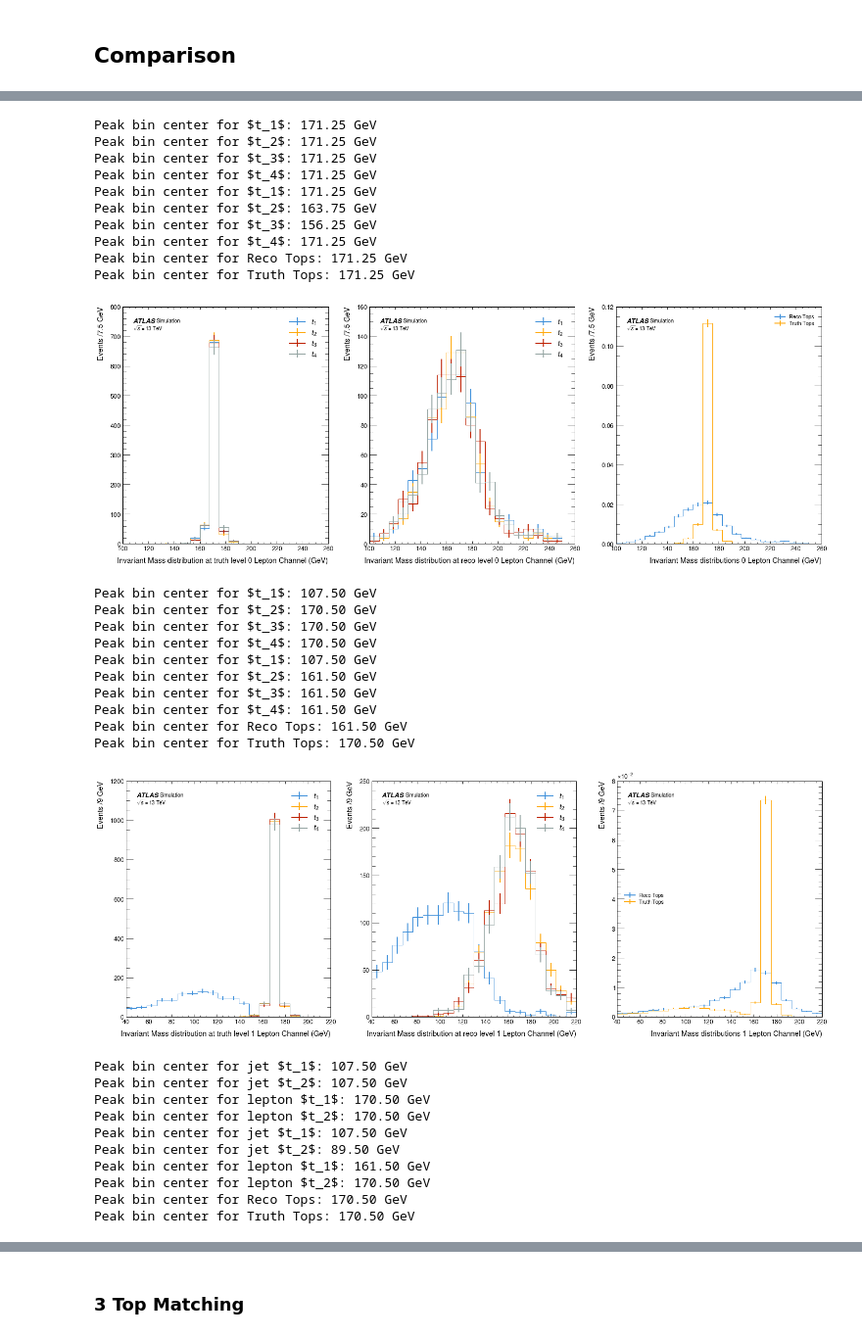
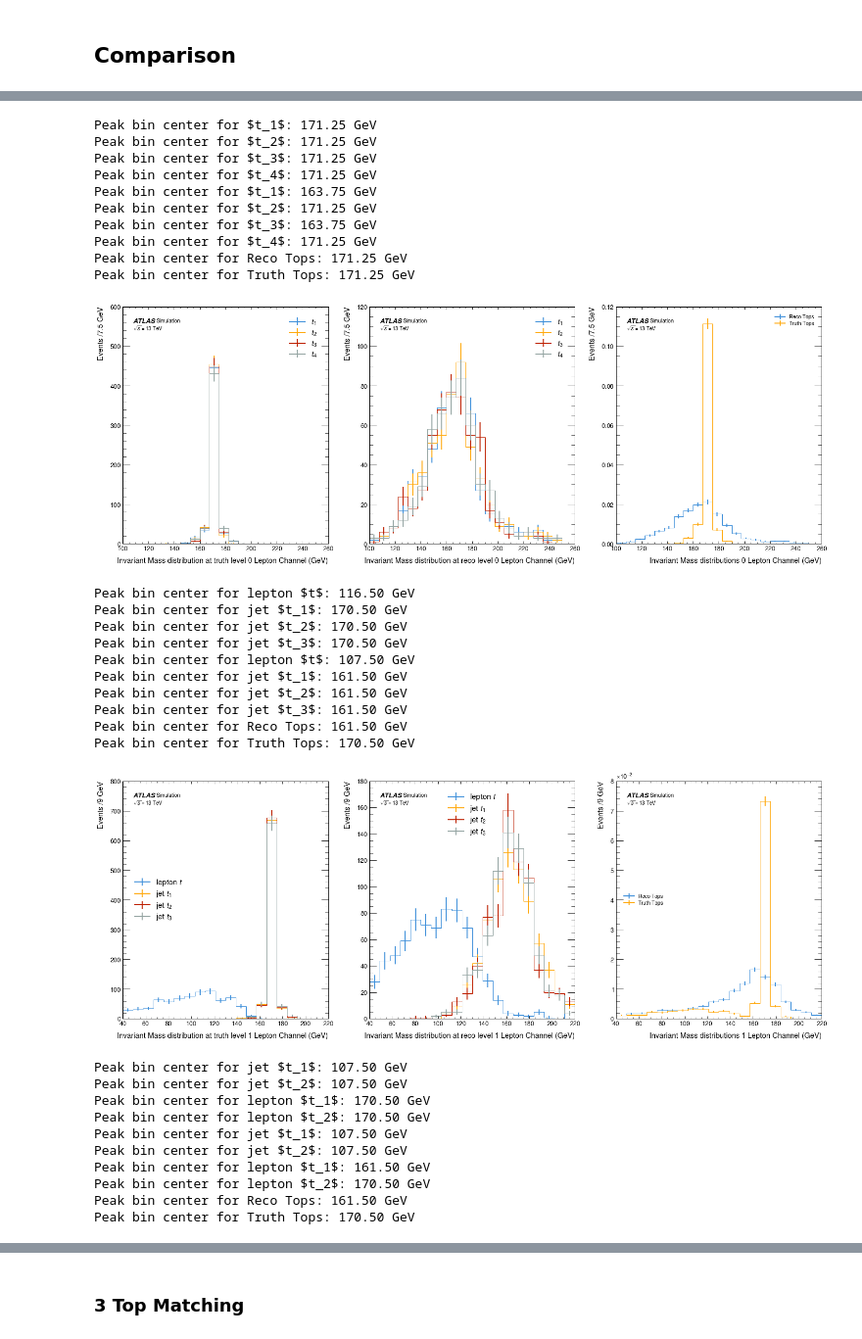
Before and after one commit to archiebrooks02/MPHYS-4Top, a Jupyter notebook: matching_bigdata.ipynb, the cells around one changed output, grey strips where cells are left out. Shown at 98% size. Cells and saved outputs as stored; diff of their text form; code cells hidden in the pictures.

Commit message:
completed dr matching for 3tj

```diff
--- a/matching_bigdata.ipynb
+++ b/matching_bigdata.ipynb
@@ -1077,9 +1367,0 @@ print(lepton_indices_1L)
-# %%
-matched_events_4t_1L = truth_matching(truth_4t_1L, truth_id_4t_1L, reco_4t_jets_1L, reco_4t_leptons_1L)
-
-matched_4t_1L = ak.zip({'reco': matched_events_4t_1L['reco'], 'truth': matched_events_4t_1L['truth']})
-
-fm_truth_tops_4t_1L, fm_reco_tops_4t_1L = top_identifier(matched_4t_1L, '4t', 'fm', '1L')
-tm_truth_tops_4t_1L, tm_reco_tops_4t_1L = top_identifier(matched_4t_1L, '4t', 'tm', '1L')
-dm_truth_tops_4t_1L, dm_reco_tops_4t_1L = top_identifier(matched_4t_1L, '4t', 'dm', '1L')
-sm_truth_tops_4t_1L, sm_reco_tops_4t_1L = top_identifier(matched_4t_1L, '4t', 'sm', '1L', at_least=True)
@@ -1182,15 +1367,0 @@ fully_matched_leptons_1L['reco'].m
-# %%
-matched_events_4t_2L, no_dupes_bool = truth_matching(truth_4t_2L, truth_id_4t_2L, reco_4t_jets_2L, reco_4t_leptons_2L)
-
-no_dupes_events_4t_2L = events_4t_truth_2L[no_dupes_bool]
-lepton_indices_2L = ak.sort(ak.argsort(abs(no_dupes_events_4t_2L['W_decay_id']), axis = 1, ascending=False)[:,:2], axis=1)
-
-matched_4t_2L = ak.zip({'reco': matched_events_4t_2L['reco'], 'truth': matched_events_4t_2L['truth']})
-
-fm_truth_tops_4t_2L, fm_reco_tops_4t_2L = top_identifier(matched_4t_2L, '4t', 'fm', '2L', lepton_indices=lepton_indices_2L)
-tm_truth_tops_4t_2L, tm_reco_tops_4t_2L = top_identifier(matched_4t_2L, '4t', 'tm', '2L', lepton_indices=lepton_indices_2L)
-dm_truth_tops_4t_2L, dm_reco_tops_4t_2L = top_identifier(matched_4t_2L, '4t', 'dm', '2L', lepton_indices=lepton_indices_2L)
-sm_truth_tops_4t_2L, sm_reco_tops_4t_2L = top_identifier(matched_4t_2L, '4t', 'sm', '2L', lepton_indices=lepton_indices_2L, at_least=True)
-
-reco_tops_4t_2L = ak.concatenate((fm_reco_tops_4t_2L[:,0], fm_reco_tops_4t_2L[:,1], fm_reco_tops_4t_2L[:,2], fm_reco_tops_4t_2L[:,3]))
-truth_tops_4t_2L = ak.concatenate((fm_truth_tops_4t_2L[:,0], fm_truth_tops_4t_2L[:,1], fm_truth_tops_4t_2L[:,2], fm_truth_tops_4t_2L[:,3]))
@@ -1277,60 +1439,60 @@ plt.subplots_adjust(hspace=0.25)
 plt.show()
 
 fig, ax = plt.subplots(nrows = 1, ncols = 3, figsize = (24,8))
-histogram([fm_truth_tops_4t_1L[:,0].m, fm_truth_tops_4t_1L[:,1].m, fm_truth_tops_4t_1L[:,2].m, fm_truth_tops_4t_1L[:,3].m], 20, [r'$t_1$', r'$t_2$', r'$t_3$', r'$t_4$'], ax[0], density = False, x_units='GeV', set_range=(40,220), print_peak=True)
+histogram([fm_truth_tops_4t_1L[:,0].m, fm_truth_tops_4t_1L[:,1].m, fm_truth_tops_4t_1L[:,2].m, fm_truth_tops_4t_1L[:,3].m], 20, [r'lepton $t$', r'jet $t_1$', r'jet $t_2$', r'jet $t_3$'], ax[0], density = False, x_units='GeV', set_range=(40,220), print_peak=True)
 ax[0].set_xlabel(r'Invariant Mass distribution at truth level 1 Lepton Channel (GeV)')
 ax[0].legend(fontsize=15)
-histogram([fm_reco_tops_4t_1L[:,0].m, fm_reco_tops_4t_1L[:,1].m, fm_reco_tops_4t_1L[:,2].m, fm_reco_tops_4t_1L[:,3].m], 20, [r'$t_1$', r'$t_2$', r'$t_3$', r'$t_4$'], ax[1], density = False, x_units='GeV', set_range=(40,220), print_peak=True)
+histogram([fm_reco_tops_4t_1L[:,0].m, fm_reco_tops_4t_1L[:,1].m, fm_reco_tops_4t_1L[:,2].m, fm_reco_tops_4t_1L[:,3].m], 20, [r'lepton $t$', r'jet $t_1$', r'jet $t_2$', r'jet $t_3$'], ax[1], density = False, x_units='GeV', set_range=(40,220), print_peak=True)
 ax[1].set_xlabel(r'Invariant Mass distribution at reco level 1 Lepton Channel (GeV)')
 ax[1].legend(fontsize=15)
 histogram([reco_tops_4t_1L.m,truth_tops_4t_1L.m], 20, ['Reco Tops', 'Truth Tops'], ax[2], density = True, x_units='GeV', print_peak=True, set_range=(40,220))
 ax[2].set_xlabel(r'Invariant Mass distributions 1 Lepton Channel (GeV)')
 
 plt.subplots_adjust(hspace=0.25)
 plt.show()
 
 fig, ax = plt.subplots(nrows = 1, ncols = 3, figsize = (24,8))
 histogram([fm_truth_tops_4t_2L[:,0].m, fm_truth_tops_4t_2L[:,1].m, fm_truth_tops_4t_2L[:,2].m, fm_truth_tops_4t_2L[:,3].m], 20, [r'jet $t_1$', r'jet $t_2$', r'lepton $t_1$', r'lepton $t_2$'], ax[0], density = False, x_units='GeV', set_range=(40,220), print_peak=True)
 ax[0].set_xlabel(r'Invariant Mass distribution at truth level 2 Lepton Channel (GeV)')
 ax[0].legend(fontsize=15)
 histogram([fm_reco_tops_4t_2L[:,0].m, fm_reco_tops_4t_2L[:,1].m, fm_reco_tops_4t_2L[:,2].m, fm_reco_tops_4t_2L[:,3].m], 20, [r'jet $t_1$', r'jet $t_2$', r'lepton $t_1$', r'lepton $t_2$'], ax[1], density = False, x_units='GeV', set_range=(40,220), print_peak=True)
 ax[1].set_xlabel(r'Invariant Mass distribution at reco level 2 Lepton Channel (GeV)')
 ax[1].legend(fontsize=15)
 histogram([reco_tops_4t_2L.m,truth_tops_4t_2L.m], 20, ['Reco Tops', 'Truth Tops'], ax[2], density = True, x_units='GeV', print_peak=True, set_range=(40,220))
 ax[2].set_xlabel(r'Invariant Mass distributions 2 Lepton Channel (GeV)')
 
 plt.subplots_adjust(hspace=0.25)
 plt.show()
 # %% [output]
 Peak bin center for $t_1$: 171.25 GeV
 Peak bin center for $t_2$: 171.25 GeV
 Peak bin center for $t_3$: 171.25 GeV
 Peak bin center for $t_4$: 171.25 GeV
-Peak bin center for $t_1$: 171.25 GeV
-Peak bin center for $t_2$: 163.75 GeV
-Peak bin center for $t_3$: 156.25 GeV
+Peak bin center for $t_1$: 163.75 GeV
+Peak bin center for $t_2$: 171.25 GeV
+Peak bin center for $t_3$: 163.75 GeV
 Peak bin center for $t_4$: 171.25 GeV
 Peak bin center for Reco Tops: 171.25 GeV
 Peak bin center for Truth Tops: 171.25 GeV
-[figure, old version]
+[figure, new version]
-Peak bin center for $t_1$: 107.50 GeV
-Peak bin center for $t_2$: 170.50 GeV
-Peak bin center for $t_3$: 170.50 GeV
-Peak bin center for $t_4$: 170.50 GeV
-Peak bin center for $t_1$: 107.50 GeV
-Peak bin center for $t_2$: 161.50 GeV
-Peak bin center for $t_3$: 161.50 GeV
-Peak bin center for $t_4$: 161.50 GeV
+Peak bin center for lepton $t$: 116.50 GeV
+Peak bin center for jet $t_1$: 170.50 GeV
+Peak bin center for jet $t_2$: 170.50 GeV
+Peak bin center for jet $t_3$: 170.50 GeV
+Peak bin center for lepton $t$: 107.50 GeV
+Peak bin center for jet $t_1$: 161.50 GeV
+Peak bin center for jet $t_2$: 161.50 GeV
+Peak bin center for jet $t_3$: 161.50 GeV
 Peak bin center for Reco Tops: 161.50 GeV
 Peak bin center for Truth Tops: 170.50 GeV
-[figure, old version]
+[figure, new version]
 Peak bin center for jet $t_1$: 107.50 GeV
 Peak bin center for jet $t_2$: 107.50 GeV
 Peak bin center for lepton $t_1$: 170.50 GeV
 Peak bin center for lepton $t_2$: 170.50 GeV
 Peak bin center for jet $t_1$: 107.50 GeV
-Peak bin center for jet $t_2$: 89.50 GeV
+Peak bin center for jet $t_2$: 107.50 GeV
 Peak bin center for lepton $t_1$: 161.50 GeV
 Peak bin center for lepton $t_2$: 170.50 GeV
-Peak bin center for Reco Tops: 170.50 GeV
+Peak bin center for Reco Tops: 161.50 GeV
 Peak bin center for Truth Tops: 170.50 GeV
```
Also changed, not shown: parts of 21 cells of this notebook.
